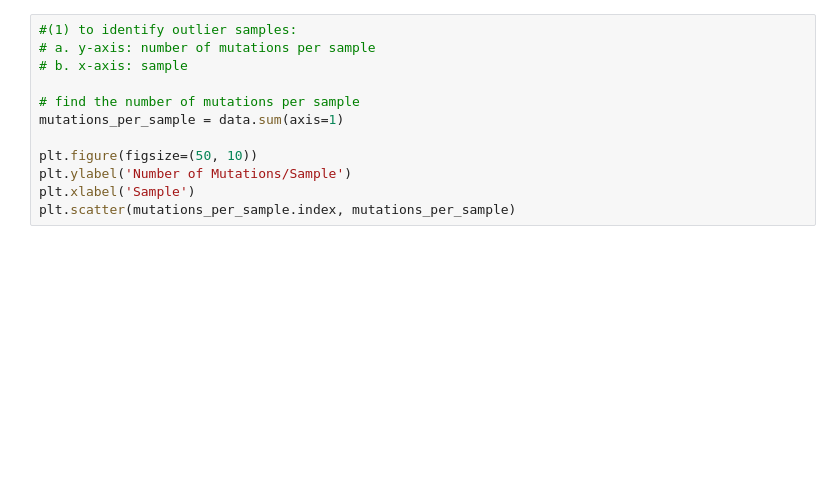
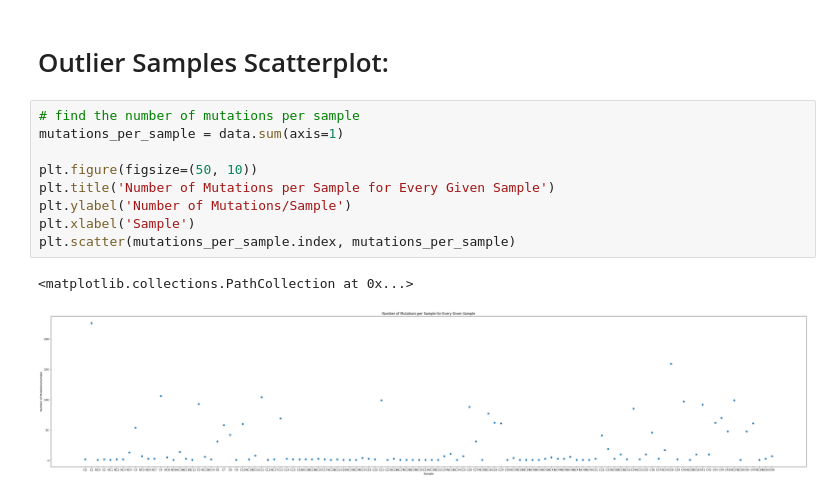
Before and after one commit to KaraBeth-Nemet/CS4170-Data-Mining, a Jupyter notebook: Activity2B/scatter_plot_mutations.ipynb, the cells around one changed output. Cells and saved outputs as stored; diff of their text form; blank space fills up the shorter version.

```diff
--- a/Activity2B/scatter_plot_mutations.ipynb
+++ b/Activity2B/scatter_plot_mutations.ipynb
@@ -12,12 +26,14 @@ data
+# %% [markdown]
+# Outlier Samples Scatterplot:
 # %%
-#(1) to identify outlier samples:
-# a. y-axis: number of mutations per sample
-# b. x-axis: sample
-
 # find the number of mutations per sample
 mutations_per_sample = data.sum(axis=1)
 
 plt.figure(figsize=(50, 10))
+plt.title('Number of Mutations per Sample for Every Given Sample')
 plt.ylabel('Number of Mutations/Sample')
 plt.xlabel('Sample')
 plt.scatter(mutations_per_sample.index, mutations_per_sample)
+# %% [output]
+<matplotlib.collections.PathCollection at 0x...>
+[figure, added]
```
Also changed, not shown: parts of 20 cells of this notebook.
